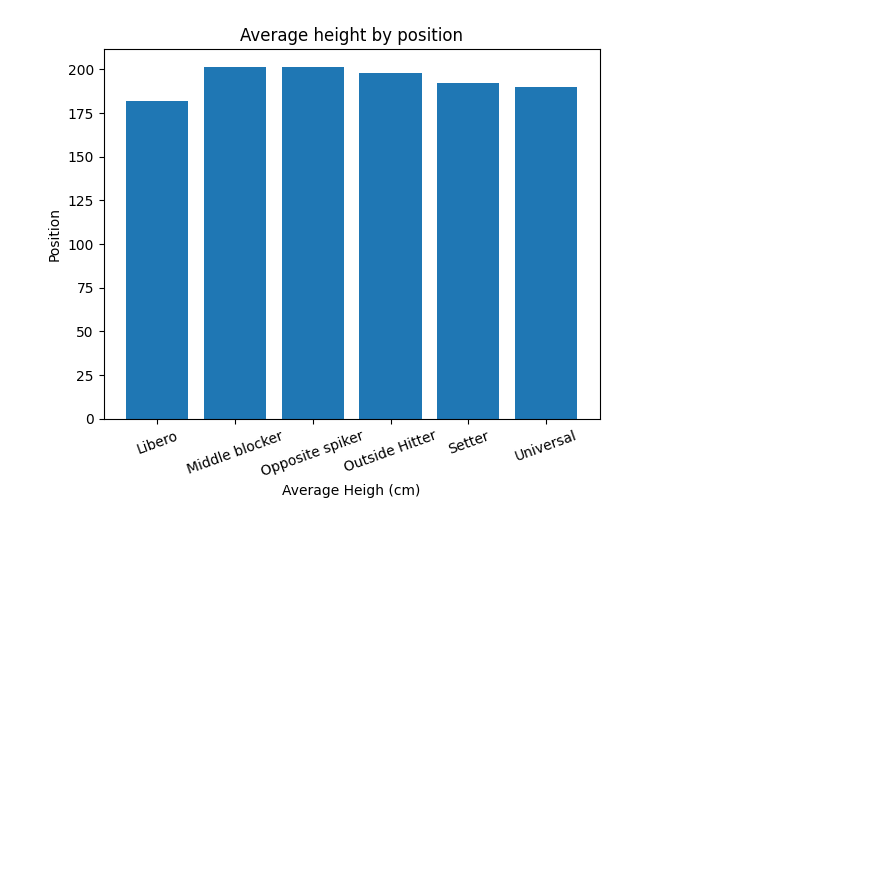
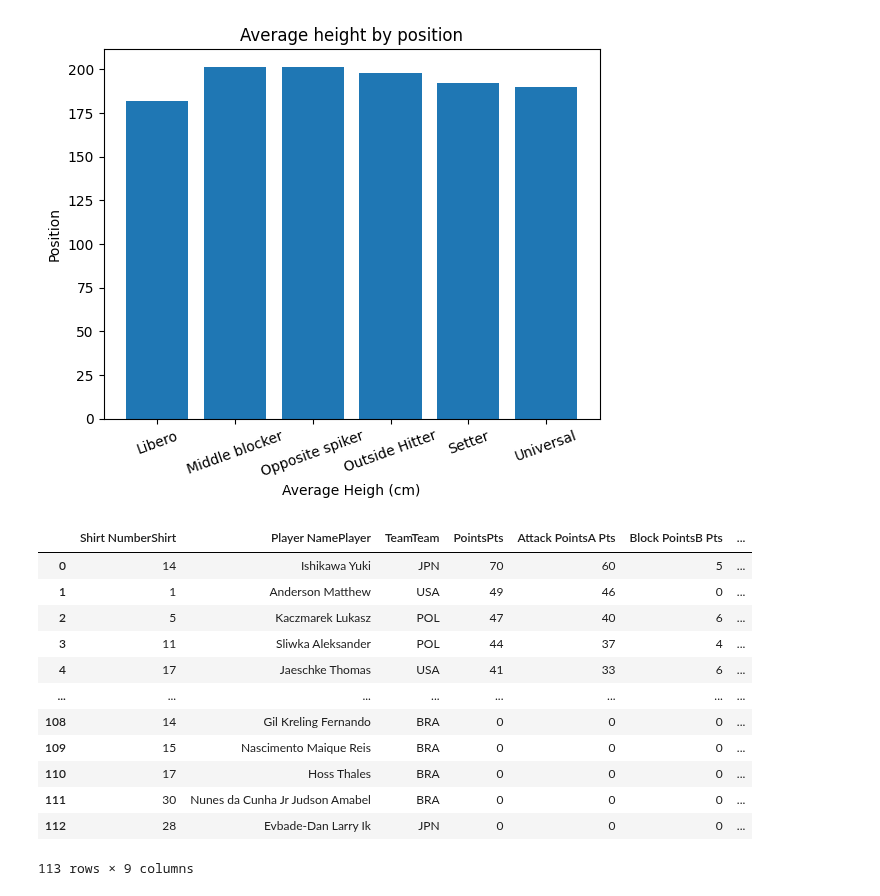
Before and after one commit to estevaocardoso/projetos-estevao, a Jupyter notebook: VOLLEYBALL/TESTE.ipynb, the cells around one changed output. Drawn from its saved outputs; the diff is of its cells as text; code cells hidden in the pictures; blank space fills up the shorter version.

```diff
--- a/VOLLEYBALL/TESTE.ipynb
+++ b/VOLLEYBALL/TESTE.ipynb
@@ -189,3 +189,22 @@ plt.title('Average height by position')
 plt.show()
 # %% [output]
 [figure]
+# %%
+import pandas as pd
+df = pd.read_json("MEN'S_VNL_2023_FINALS.json")
+df = pd.DataFrame(df['tabela'][0])
+df
+# %% [output]
+|  | Shirt NumberShirt | Player NamePlayer | TeamTeam | PointsPts | Attack PointsA Pts | Block PointsB Pts | ... |
+| 0 | 14 | Ishikawa Yuki | JPN | 70 | 60 | 5 | ... |
+| 1 | 1 | Anderson Matthew | USA | 49 | 46 | 0 | ... |
+| 2 | 5 | Kaczmarek Lukasz | POL | 47 | 40 | 6 | ... |
+| 3 | 11 | Sliwka Aleksander | POL | 44 | 37 | 4 | ... |
+| 4 | 17 | Jaeschke Thomas | USA | 41 | 33 | 6 | ... |
+| ... | ... | ... | ... | ... | ... | ... | ... |
+| 108 | 14 | Gil Kreling Fernando | BRA | 0 | 0 | 0 | ... |
+| 109 | 15 | Nascimento Maique Reis | BRA | 0 | 0 | 0 | ... |
+| 110 | 17 | Hoss Thales | BRA | 0 | 0 | 0 | ... |
+| 111 | 30 | Nunes da Cunha Jr Judson Amabel | BRA | 0 | 0 | 0 | ... |
+| 112 | 28 | Evbade-Dan Larry Ik | JPN | 0 | 0 | 0 | ... |
+113 rows × 9 columns
```
Also changed, not shown: parts of 2 cells of this notebook, 2 other files.
